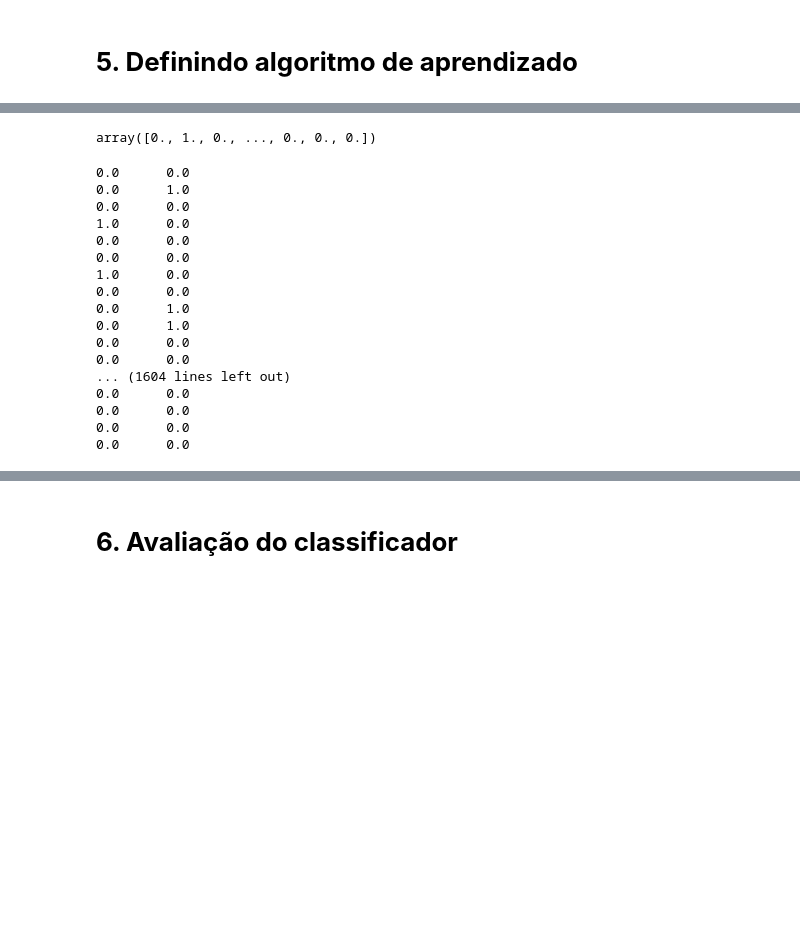
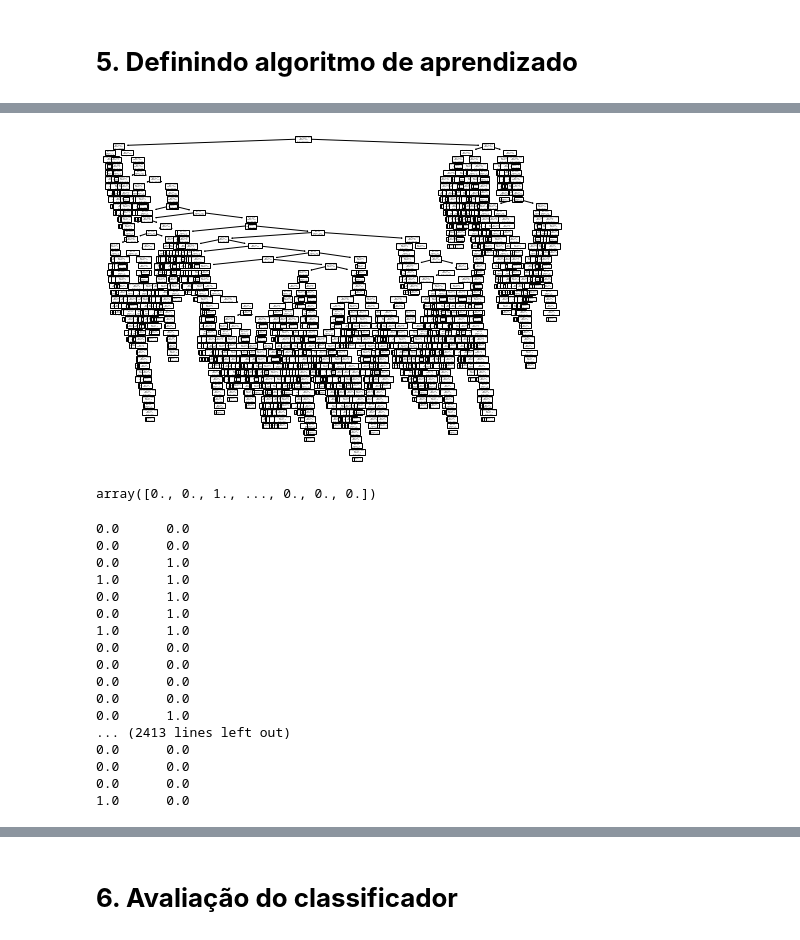
Before and after one commit to mvdj/projeto.github.io, a Jupyter notebook: QualidadeVinho_ÁrvoreDeDecisão.ipynb, the cells around one changed output, grey strips where cells are left out. Saved outputs shown, nothing was run; the diff lists cells and outputs as text; code cells hidden in the pictures; blank space fills up the shorter version.

```diff
--- a/QualidadeVinho_ÁrvoreDeDecisão.ipynb
+++ b/QualidadeVinho_ÁrvoreDeDecisão.ipynb
@@ -186,6 +168,6 @@ max_depth: profundidade máxima da árvore
 from sklearn.tree import DecisionTreeClassifier
 # %%
 #definindo modelo
-classificador = DecisionTreeClassifier()
+MeuModelo = DecisionTreeClassifier(criterion='entropy')
 # %%
 #treinando modelo
@@ -201,5 +214,5 @@ DecisionTreeClassifier(ccp_alpha=0.0, class_weight=None, criterion='gini',
 from sklearn.tree import plot_tree
 # %%
 # mudando o tamanho da figura
-plt.rcParams["figure.figsize"] = (30,20)
+plt.rcParams["figure.figsize"] = (100,80)
 # %%
@@ -210,30 +223,35 @@ plt.show()
 # %%
 # mudando o tamanho da figura
 plt.rcParams["figure.figsize"] = (8,6)
+# %%
+plot_tree(MeuModelo,feature_names=dados.columns[1:])
+plt.show()
+# %% [output]
+[figure, added]
 # %%
 #realizando classificação
-classificacao = classificador.predict(X_test)
-classificacao
+previsores = MeuModelo.predict(X_test)
+previsores
 # %% [output]
-array([0., 1., 0., ..., 0., 0., 0.])
+array([0., 0., 1., ..., 0., 0., 0.])
 # %%
 for i in range(len(y_test)):
-  print(y_test.iloc[i],'\t',classificacao[i])
+  print(y_test.iloc[i],'\t',previsores[i])
 # %% [output]
+0.0      0.0
 0.0      0.0
 0.0      1.0
-0.0      0.0
-1.0      0.0
-0.0      0.0
-0.0      0.0
-1.0      0.0
-0.0      0.0
+1.0      1.0
 0.0      1.0
 0.0      1.0
-0.0      0.0
-0.0      0.0
-... (1604 lines left out)
+1.0      1.0
 0.0      0.0
 0.0      0.0
 0.0      0.0
 0.0      0.0
+0.0      1.0
+... (2413 lines left out)
+0.0      0.0
+0.0      0.0
+0.0      0.0
+1.0      0.0
```
Also changed, not shown: parts of 33 cells of this notebook.
